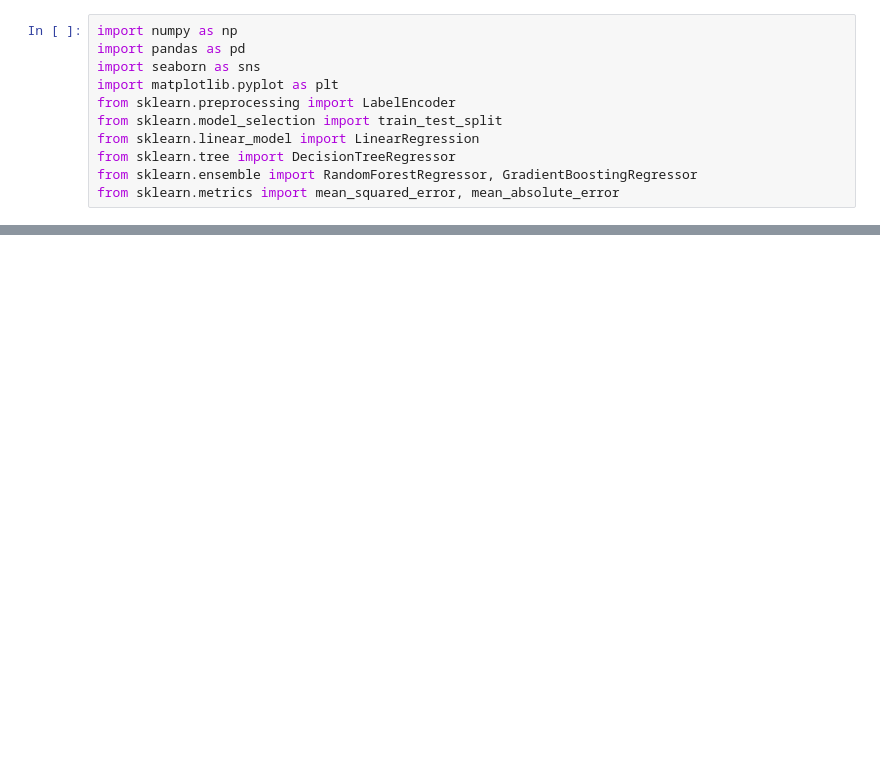
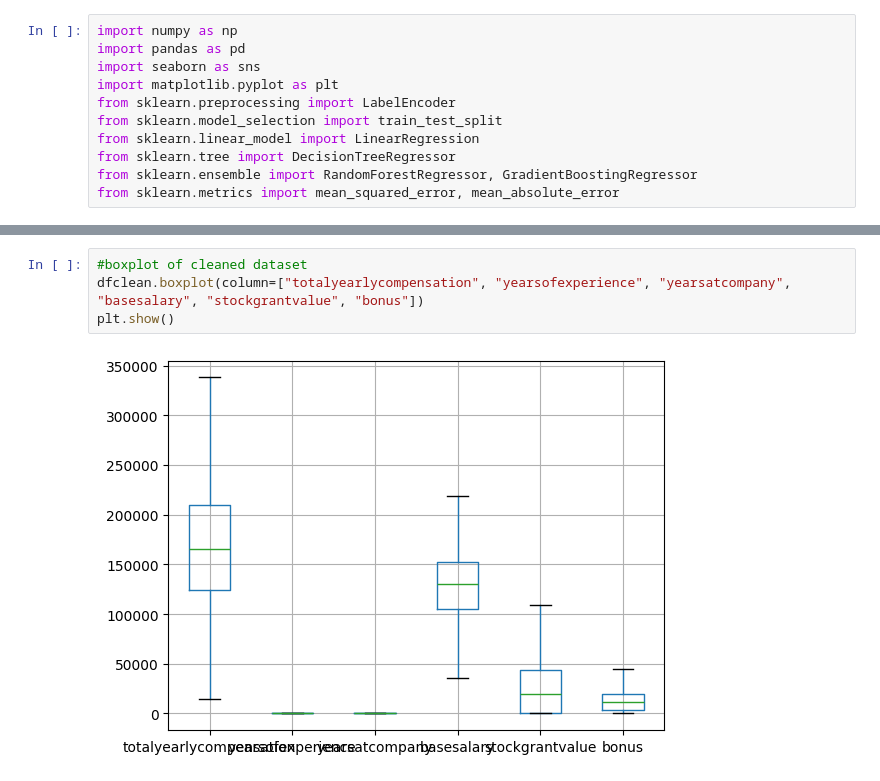
Before and after one commit to drakonic-fury/DTSC-2302-FP, a Jupyter notebook: project.ipynb, the cells around one changed output, grey strips where cells are left out. Cells and saved outputs as stored; diff of their text form; blank space fills up the shorter version.

```diff
--- a/project.ipynb
+++ b/project.ipynb
@@ -28,0 +111,6 @@ df.size
+# %%
+#boxplot of cleaned dataset
+dfclean.boxplot(column=["totalyearlycompensation", "yearsofexperience", "yearsatcompany", "basesalary", "stockgrantvalue", "bonus"])
+plt.show()
+# %% [output]
+[figure, added]
```
Also changed, not shown: parts of 10 cells of this notebook.
